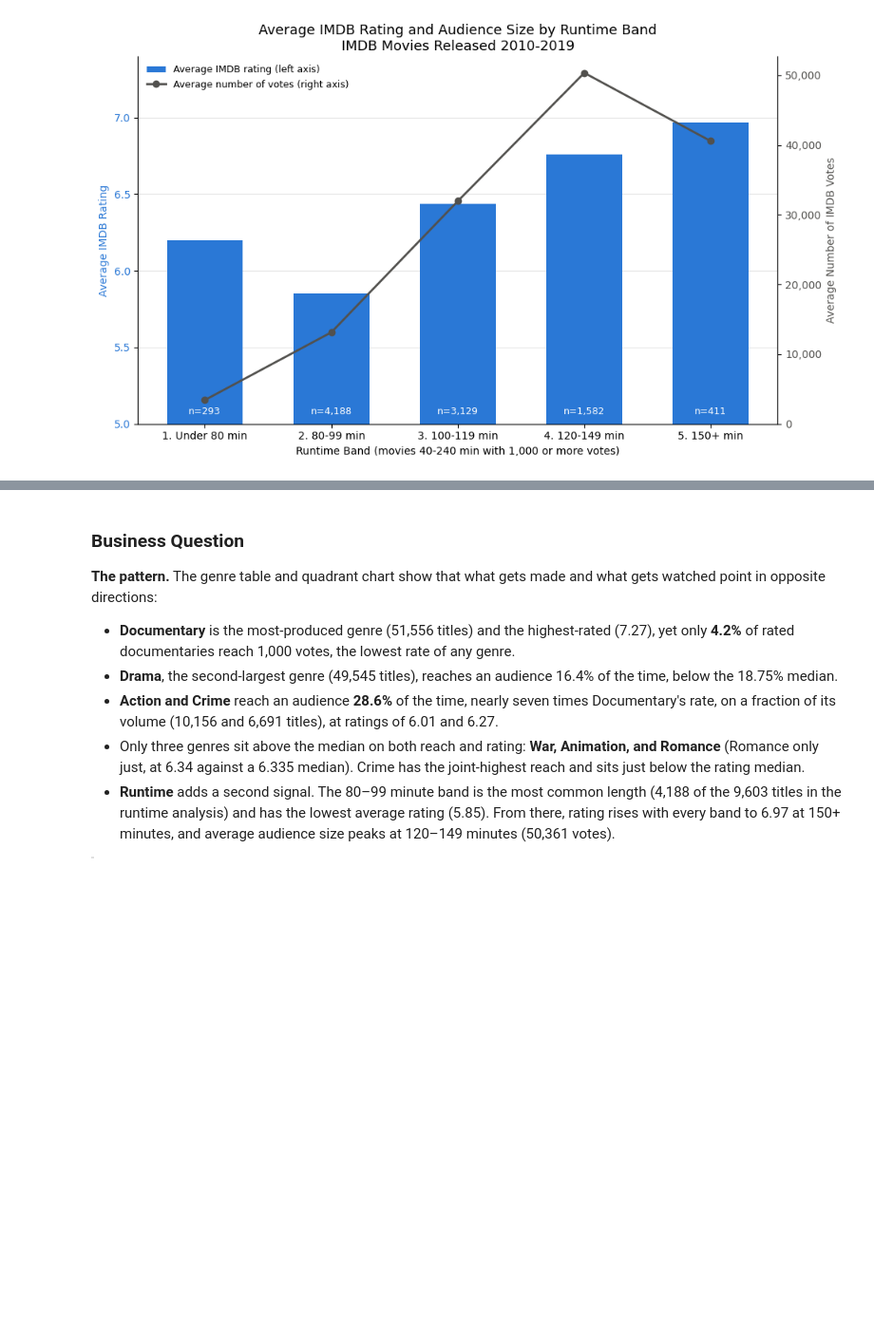
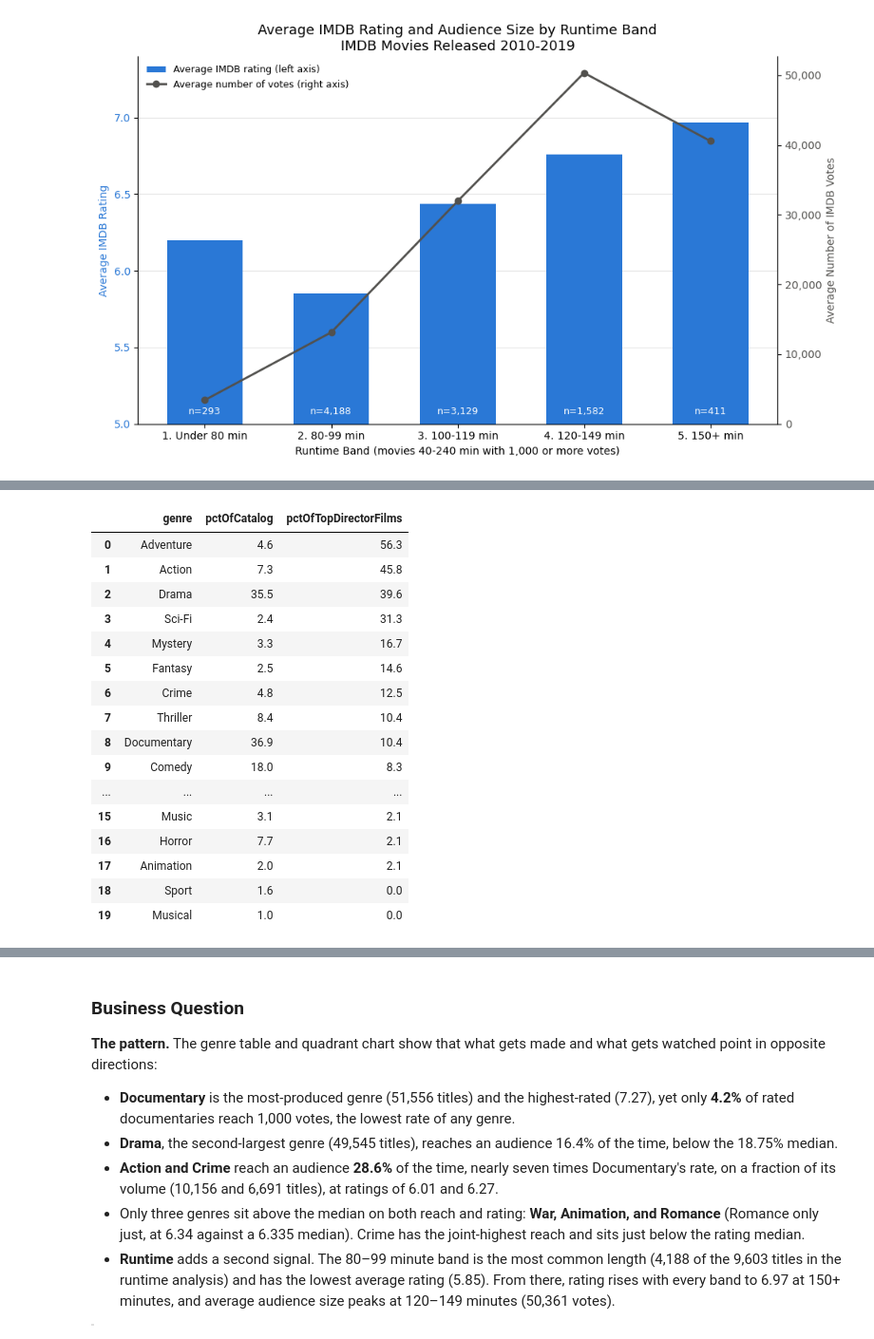
Before and after one commit to janbalangue/dsc-sql-summative-lab, a Jupyter notebook: SQLSummativeLab.ipynb, the cells around one changed output, grey strips where cells are left out. Shown at 95% size. Cells and saved outputs as stored; diff of their text form; code cells hidden in the pictures; blank space fills up the shorter version.

```diff
--- a/SQLSummativeLab.ipynb
+++ b/SQLSummativeLab.ipynb
@@ -905,0 +1096,42 @@ plt.show()
+# %%
+# Genre mix: share of the top directors' films in each genre vs. the whole 2010-2019 catalog.
+# Shares add to more than 100% because a film can carry up to three genres.
+genre_mix = pd.read_sql(top_director_ctes + """,
+catalog AS (
+    SELECT movie_id, genres
+    FROM movie_basics
+    WHERE start_year BETWEEN 2010 AND 2019
+      AND genres IS NOT NULL
+)
+SELECT g.genre,
+       ROUND(100.0 * COUNT(*) / (SELECT COUNT(*) FROM catalog), 1) AS pctOfCatalog,
+       ROUND(100.0 * COUNT(tf.movie_id)
+             / (SELECT COUNT(*) FROM top_films AS t2 JOIN catalog AS c2 ON t2.movie_id = c2.movie_id),
+             1) AS pctOfTopDirectorFilms
+FROM genre_list AS g
+JOIN catalog AS c
+  ON ',' || c.genres || ',' LIKE '%,' || g.genre || ',%'
+LEFT JOIN top_films AS tf
+  ON c.movie_id = tf.movie_id
+GROUP BY g.genre
+ORDER BY pctOfTopDirectorFilms DESC;
+""", conn4)
+genre_mix
+# %% [output]
+|  | genre | pctOfCatalog | pctOfTopDirectorFilms |
+| 0 | Adventure | 4.6 | 56.3 |
+| 1 | Action | 7.3 | 45.8 |
+| 2 | Drama | 35.5 | 39.6 |
+| 3 | Sci-Fi | 2.4 | 31.3 |
+| 4 | Mystery | 3.3 | 16.7 |
+| 5 | Fantasy | 2.5 | 14.6 |
+| 6 | Crime | 4.8 | 12.5 |
+| 7 | Thriller | 8.4 | 10.4 |
+| 8 | Documentary | 36.9 | 10.4 |
+| 9 | Comedy | 18.0 | 8.3 |
+| ... | ... | ... | ... |
+| 15 | Music | 3.1 | 2.1 |
+| 16 | Horror | 7.7 | 2.1 |
+| 17 | Animation | 2.0 | 2.1 |
+| 18 | Sport | 1.6 | 0.0 |
+| 19 | Musical | 1.0 | 0.0 |
```
Also changed, not shown: parts of 9 cells of this notebook, 1 other file.
